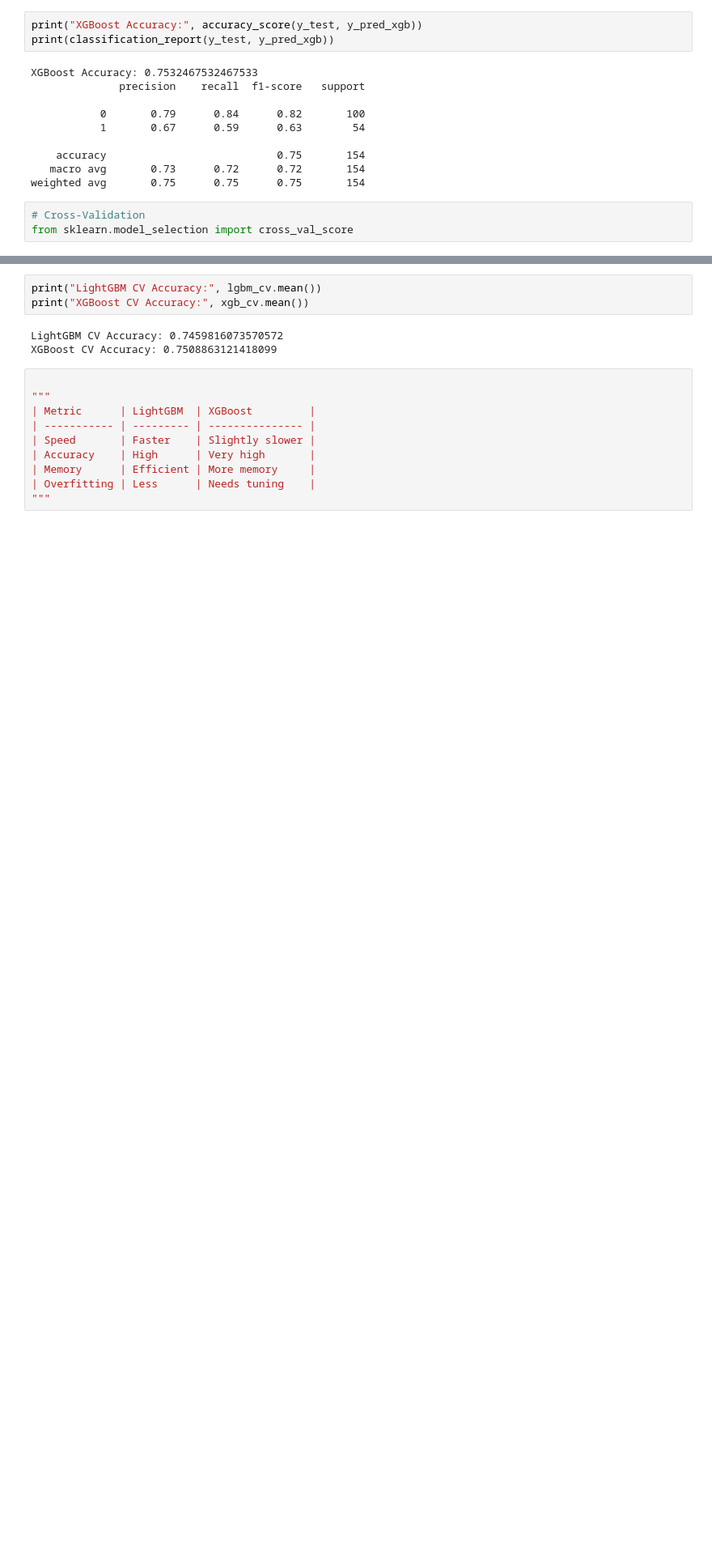
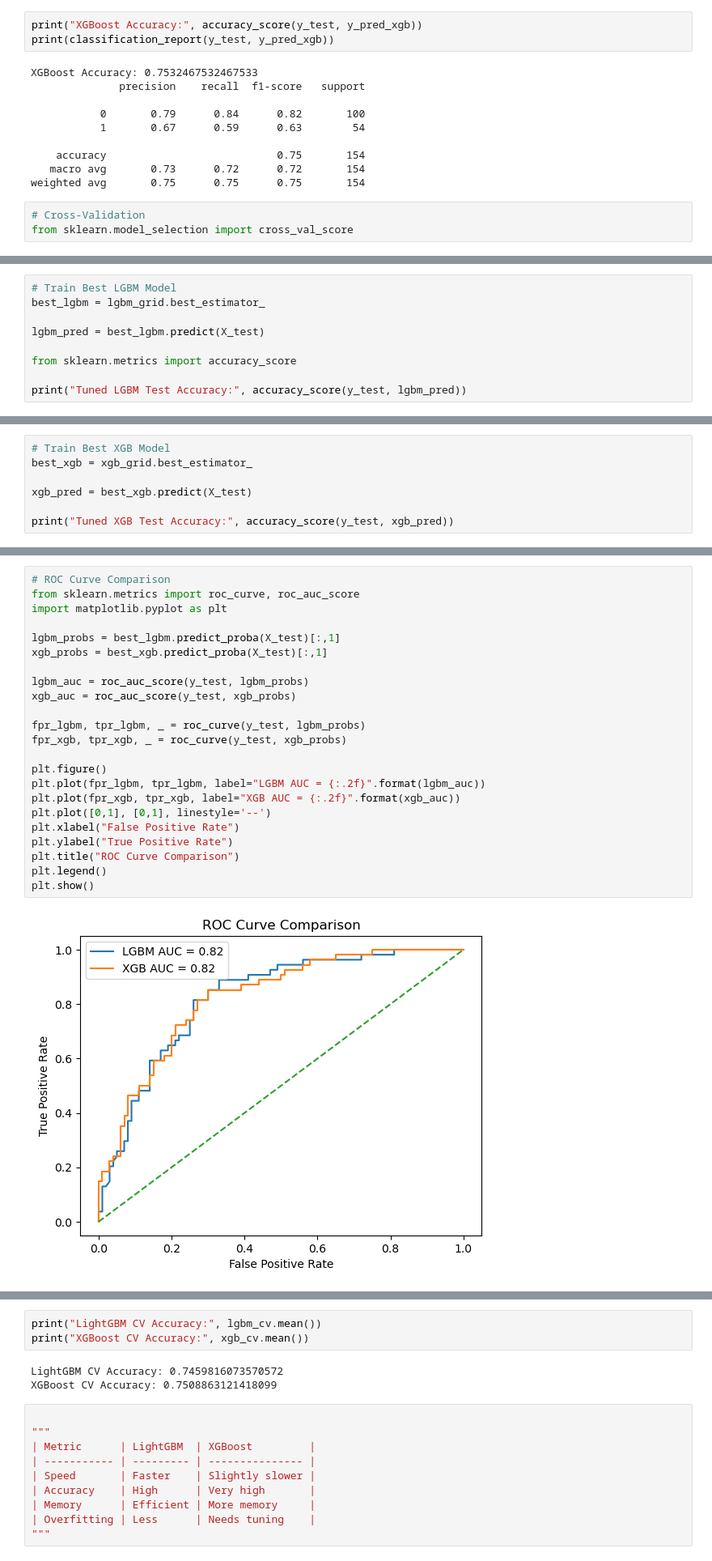
Before and after one commit to Gopal-Behere/Data-Science-ML-Assignments, a Jupyter notebook: 13_LGBM_XGBM.ipynb, the cells around one changed output, grey strips where cells are left out. Shown at 81% size. Drawn from its saved outputs; the diff is of its cells as text; blank space fills up the shorter version.

```diff
--- a/13_LGBM_XGBM.ipynb
+++ b/13_LGBM_XGBM.ipynb
@@ -303,0 +359,9 @@ Parameters: { "use_label_encoder" } are not used.
+# %%
+# Train Best LGBM Model
+best_lgbm = lgbm_grid.best_estimator_
+
+lgbm_pred = best_lgbm.predict(X_test)
+
+from sklearn.metrics import accuracy_score
+
+print("Tuned LGBM Test Accuracy:", accuracy_score(y_test, lgbm_pred))
@@ -303,0 +406,7 @@ Parameters: { "use_label_encoder" } are not used.
+# %%
+# Train Best XGB Model
+best_xgb = xgb_grid.best_estimator_
+
+xgb_pred = best_xgb.predict(X_test)
+
+print("Tuned XGB Test Accuracy:", accuracy_score(y_test, xgb_pred))
@@ -303,0 +439,25 @@ Parameters: { "use_label_encoder" } are not used.
+# %%
+# ROC Curve Comparison
+from sklearn.metrics import roc_curve, roc_auc_score
+import matplotlib.pyplot as plt
+
+lgbm_probs = best_lgbm.predict_proba(X_test)[:,1]
+xgb_probs = best_xgb.predict_proba(X_test)[:,1]
+
+lgbm_auc = roc_auc_score(y_test, lgbm_probs)
+xgb_auc = roc_auc_score(y_test, xgb_probs)
+
+fpr_lgbm, tpr_lgbm, _ = roc_curve(y_test, lgbm_probs)
+fpr_xgb, tpr_xgb, _ = roc_curve(y_test, xgb_probs)
+
+plt.figure()
+plt.plot(fpr_lgbm, tpr_lgbm, label="LGBM AUC = {:.2f}".format(lgbm_auc))
+plt.plot(fpr_xgb, tpr_xgb, label="XGB AUC = {:.2f}".format(xgb_auc))
+plt.plot([0,1], [0,1], linestyle='--')
+plt.xlabel("False Positive Rate")
+plt.ylabel("True Positive Rate")
+plt.title("ROC Curve Comparison")
+plt.legend()
+plt.show()
+# %% [output]
+[figure, added]
```
Also changed, not shown: parts of 9 cells of this notebook.
